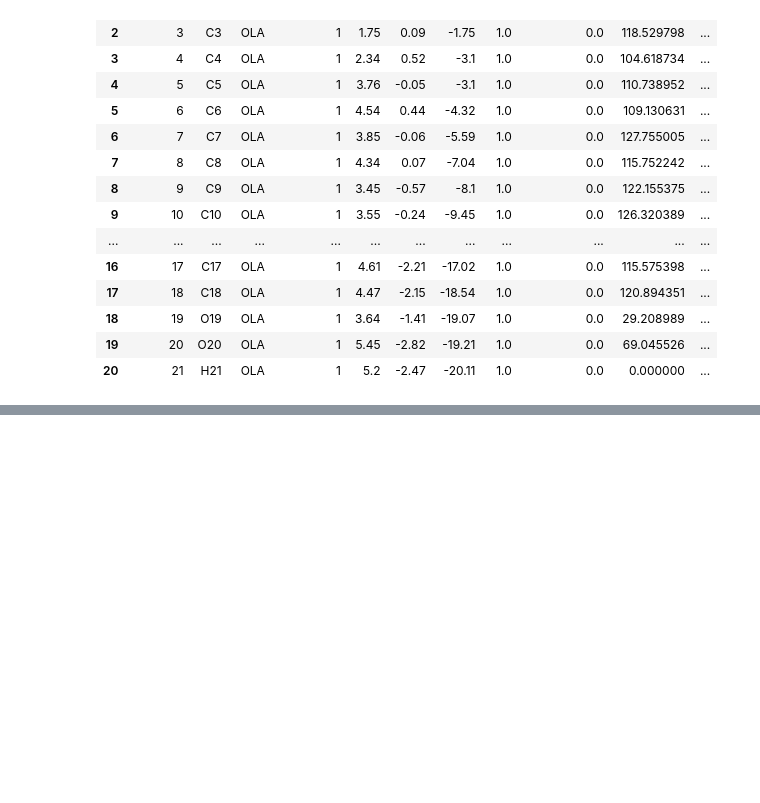
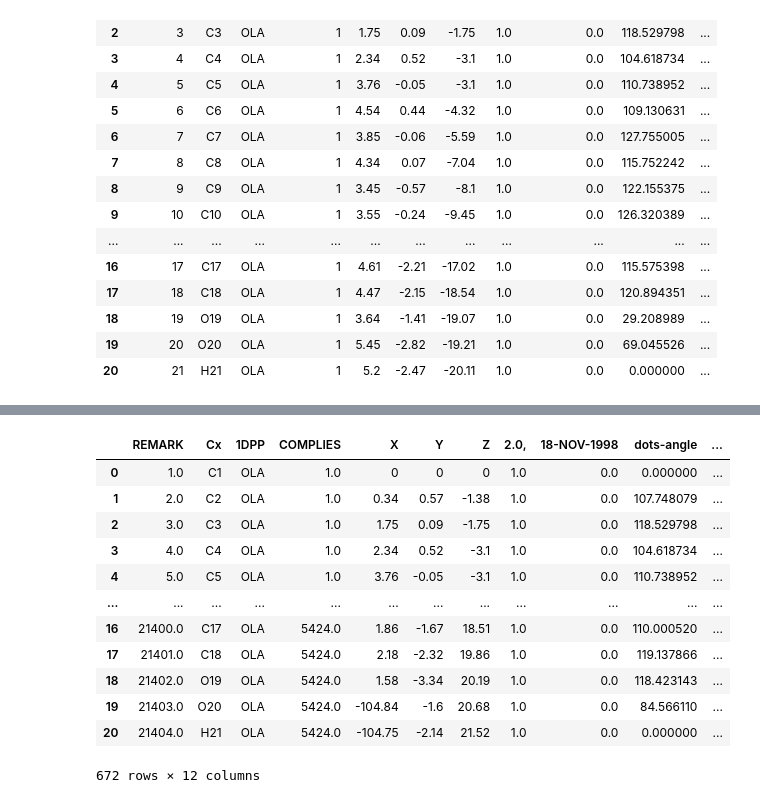
Before and after one commit to fengchenLBL/protein-dynamics-ai, a Jupyter notebook: inputs.ipynb, the cells around one changed output, grey strips where cells are left out. Saved outputs shown, nothing was run; the diff lists cells and outputs as text; code cells hidden in the pictures; blank space fills up the shorter version.

```diff
--- a/inputs.ipynb
+++ b/inputs.ipynb
@@ -198,0 +286,18 @@ data.to_csv('new'+PATH)
+# %%
+df = pd.concat(portein_format_list)
+df.to_csv("output/training_data.csv")
+display(df)
+# %% [output]
+|  | REMARK | Cx | 1DPP | COMPLIES | X | Y | Z | 2.0, | 18-NOV-1998 | dots-angle | ... |
+| 0 | 1.0 | C1 | OLA | 1.0 | 0 | 0 | 0 | 1.0 | 0.0 | 0.000000 | ... |
+| 1 | 2.0 | C2 | OLA | 1.0 | 0.34 | 0.57 | -1.38 | 1.0 | 0.0 | 107.748079 | ... |
+| 2 | 3.0 | C3 | OLA | 1.0 | 1.75 | 0.09 | -1.75 | 1.0 | 0.0 | 118.529798 | ... |
+| 3 | 4.0 | C4 | OLA | 1.0 | 2.34 | 0.52 | -3.1 | 1.0 | 0.0 | 104.618734 | ... |
+| 4 | 5.0 | C5 | OLA | 1.0 | 3.76 | -0.05 | -3.1 | 1.0 | 0.0 | 110.738952 | ... |
+| ... | ... | ... | ... | ... | ... | ... | ... | ... | ... | ... | ... |
+| 16 | 21400.0 | C17 | OLA | 5424.0 | 1.86 | -1.67 | 18.51 | 1.0 | 0.0 | 110.000520 | ... |
+| 17 | 21401.0 | C18 | OLA | 5424.0 | 2.18 | -2.32 | 19.86 | 1.0 | 0.0 | 119.137866 | ... |
+| 18 | 21402.0 | O19 | OLA | 5424.0 | 1.58 | -3.34 | 20.19 | 1.0 | 0.0 | 118.423143 | ... |
+| 19 | 21403.0 | O20 | OLA | 5424.0 | -104.84 | -1.6 | 20.68 | 1.0 | 0.0 | 84.566110 | ... |
+| 20 | 21404.0 | H21 | OLA | 5424.0 | -104.75 | -2.14 | 21.52 | 1.0 | 0.0 | 0.000000 | ... |
+672 rows × 12 columns
```
Also changed, not shown: parts of 17 cells of this notebook, 8 other files.
